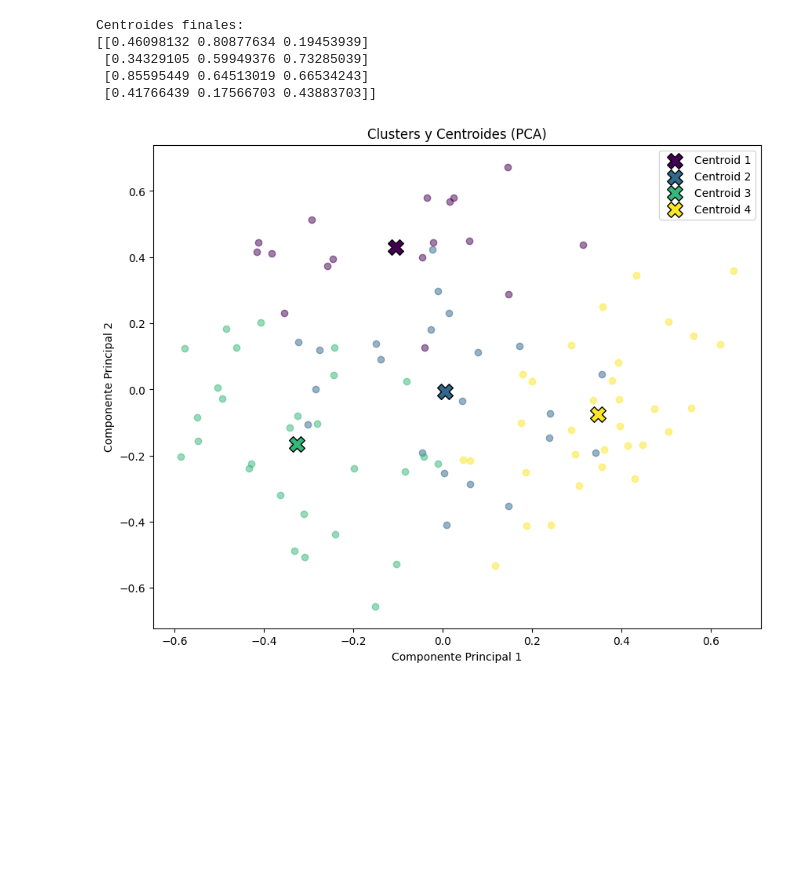
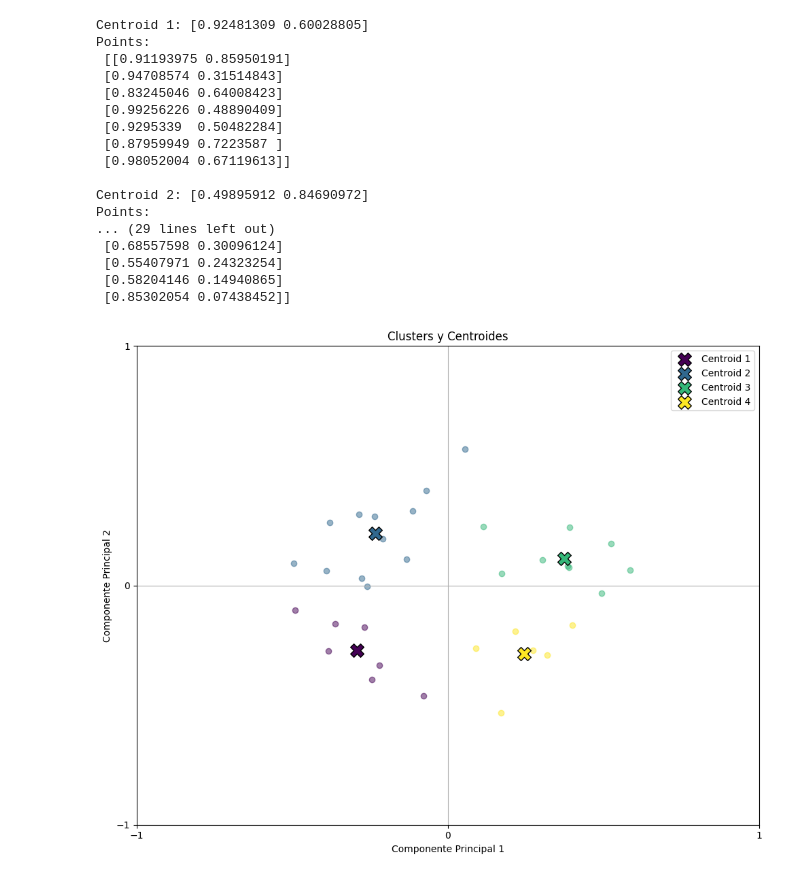
Before and after one commit to JhustynCarvajal/K-Means-Python, a Jupyter notebook: kmeans.ipynb, the cells around one changed output. Saved outputs shown, nothing was run; the diff lists cells and outputs as text; code cells hidden in the pictures; blank space fills up the shorter version.

Commit message:
Arreglo de grafica y plot de clusters

```diff
--- a/kmeans.ipynb
+++ b/kmeans.ipynb
@@ -10,7 +10,7 @@ def load_data(file_path):
     Carga los datos desde un archivo CSV.
     """
     data = pd.read_csv(file_path)
-    # data = data.drop('Feature3',axis=1)
+    data = data.drop('Feature3',axis=1)
     return data.values
 
 def initialize_centroids(data, k):
@@ -78,6 +78,16 @@ def kmeans(data, k, max_iters=100):
     inertia = calculate_inertia(data, centroids, clusters)
     return centroids, clusters, inertia
 
+def print_clusters(data, clusters, centroids):
+    """
+    Imprime los puntos que pertenecen a cada centroide.
+    """
+    for i, centroid in enumerate(centroids):
+        points = data[clusters == i]
+        print(f"Centroid {i+1}: {centroid}")
+        print(f"Points:\n {points}\n")
+
+
 def elbow_method(data, k_range):
     """
     Implementa el método del codo para seleccionar el mejor valor de K.
@@ -141,8 +151,15 @@ def plot_clusters(data, clusters, centroids):
 
     plt.xlabel('Componente Principal 1')
     plt.ylabel('Componente Principal 2')
-    plt.title('Clusters y Centroides (PCA)')
+    plt.title('Clusters y Centroides')
+    plt.grid(True)
     plt.legend()
+
+    # Ajuste para asegurar que todos los valores del eje x se muestren
+    # x_min, x_max = data_pca[:, 0].min(), data_pca[:, 0].max()
+    plt.xticks(np.arange(-1, 1 + 1, 1))
+    plt.yticks(np.arange(-1, 1 + 1, 1))
+    plt.tight_layout()
     plt.show()
 # %%
 # Carga los datos desde el archivo CSV
@@ -180,22 +197,35 @@ K = 10 -> ERROR: 4.602122647119922
 # %%
 # Define el número de clusters
 k = 4
 
 # Ejecuta el algoritmo de K-Means
 centroids, clusters, _ = kmeans(data, k)
 
 # Imprime los resultados
-print("Centroides finales:")
-print(centroids)
+# print("Centroides finales:")
+# print(centroids)
 # print("Asignaciones de clusters:")
 # print(clusters)
+print_clusters(data, clusters, centroids)
 
 # Grafica los clusters y los centroides
 plot_clusters(data, clusters, centroids)
 # %% [output]
-Centroides finales:
-[[0.46098132 0.80877634 0.19453939]
- [0.34329105 0.59949376 0.73285039]
- [0.85595449 0.64513019 0.66534243]
- [0.41766439 0.17566703 0.43883703]]
+Centroid 1: [0.92481309 0.60028805]
+Points:
+ [[0.91193975 0.85950191]
+ [0.94708574 0.31514843]
+ [0.83245046 0.64008423]
+ [0.99256226 0.48890409]
+ [0.9295339  0.50482284]
+ [0.87959949 0.7223587 ]
+ [0.98052004 0.67119613]]
+
+Centroid 2: [0.49895912 0.84690972]
+Points:
+... (29 lines left out)
+ [0.68557598 0.30096124]
+ [0.55407971 0.24323254]
+ [0.58204146 0.14940865]
+ [0.85302054 0.07438452]]
-[figure, old version]
+[figure, new version]
```
Also changed, not shown: parts of 2 cells of this notebook, 2 other files.
